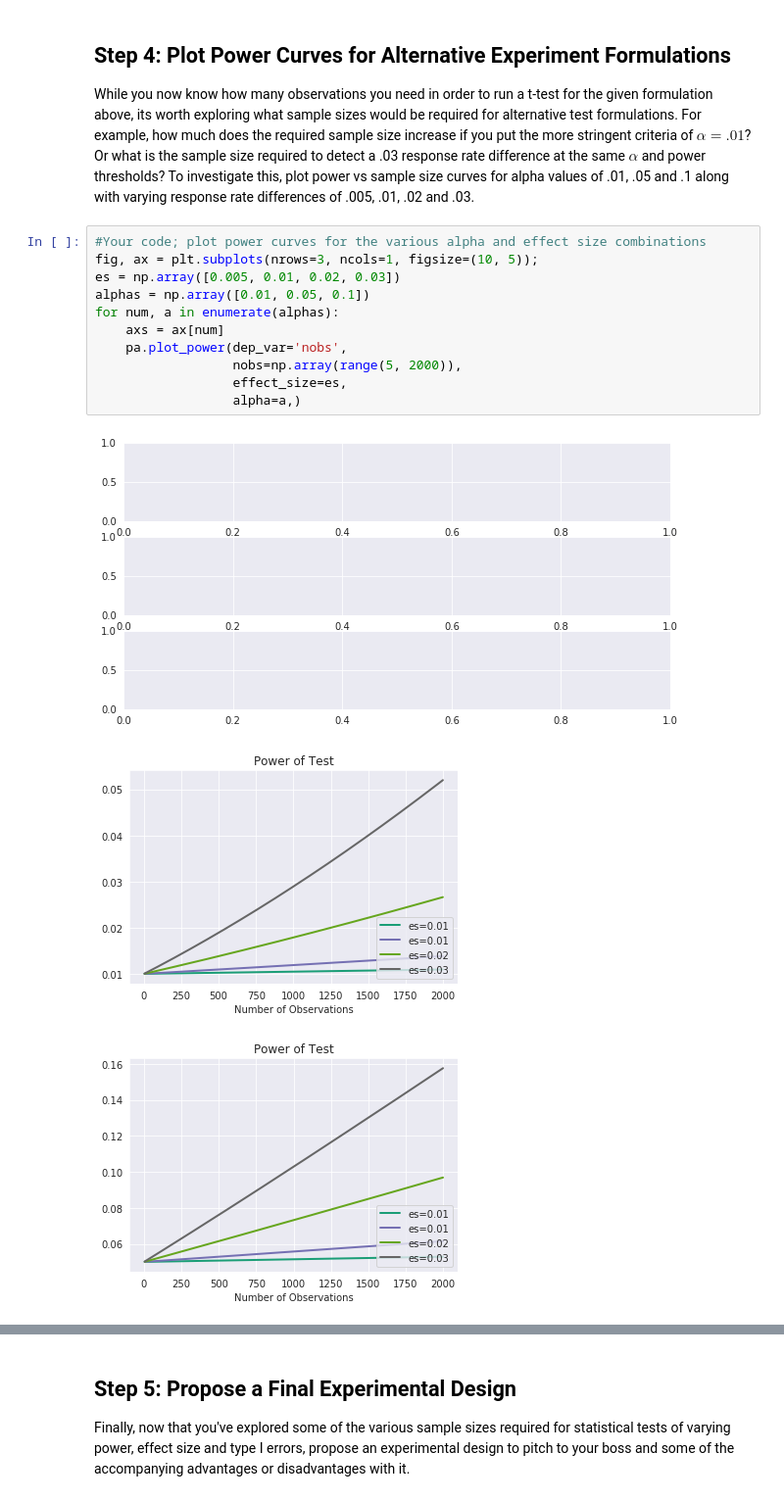
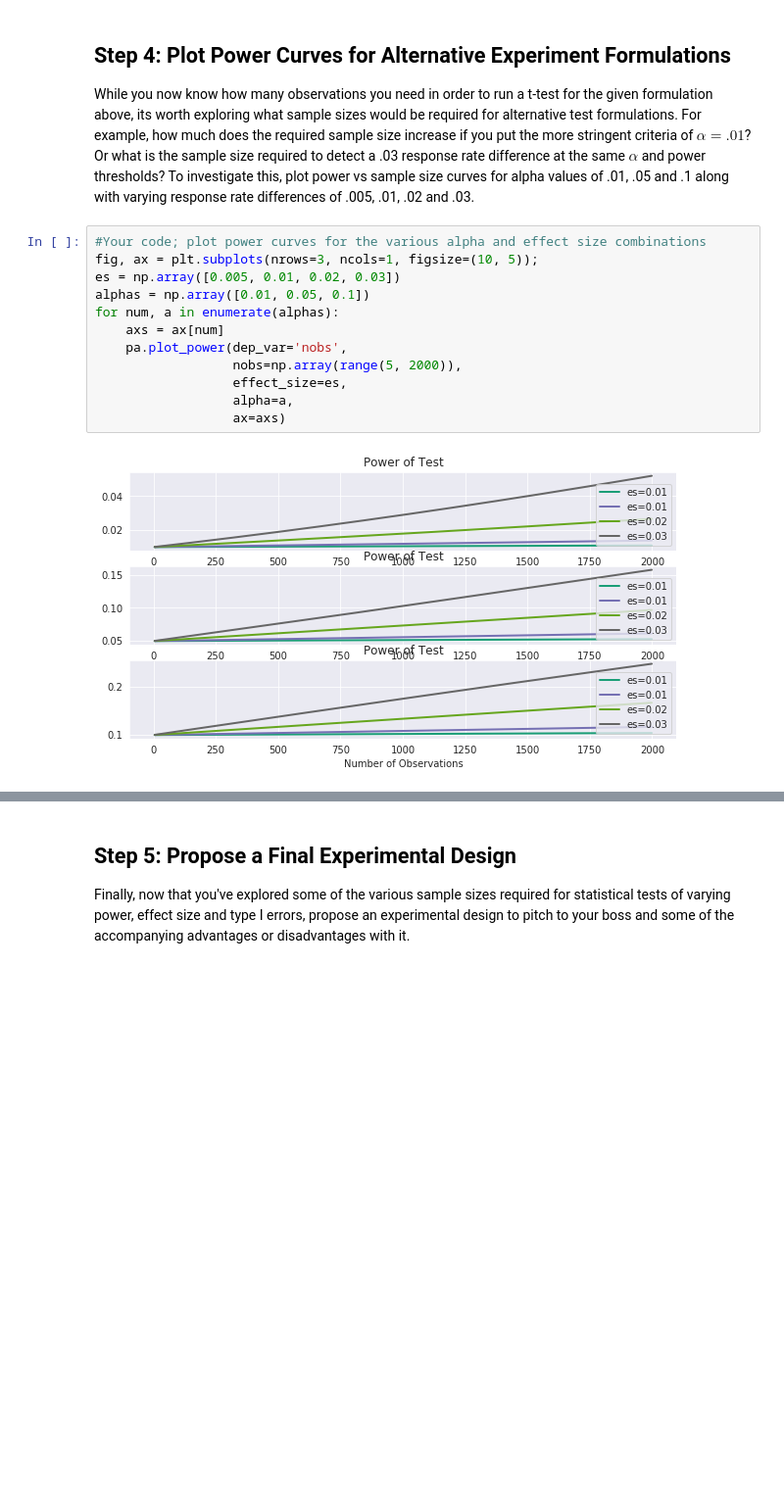
Before and after one commit to aschams/dsc-ab-testing-lab-dc-ds-060319, a Jupyter notebook: index.ipynb, the cells around one changed output, grey strips where cells are left out. Shown: that part at 98% size. Cells and saved outputs as stored; diff of their text form; blank space fills up the shorter version.

```diff
--- a/index.ipynb
+++ b/index.ipynb
@@ -54,15 +54,14 @@ While you now know how many observations you need in order to run a t-test for t
 # %%
 #Your code; plot power curves for the various alpha and effect size combinations
 fig, ax = plt.subplots(nrows=3, ncols=1, figsize=(10, 5));
 es = np.array([0.005, 0.01, 0.02, 0.03])
 alphas = np.array([0.01, 0.05, 0.1])
 for num, a in enumerate(alphas):
     axs = ax[num]
     pa.plot_power(dep_var='nobs',
                   nobs=np.array(range(5, 2000)),
                   effect_size=es,
-                  alpha=a,)
+                  alpha=a,
+                  ax=axs)
 # %% [output]
-[figure, old version]
+[figure, new version]
-[figure, removed]
-[figure, removed]
```
Also changed, not shown: parts of 1 cell of this notebook.
